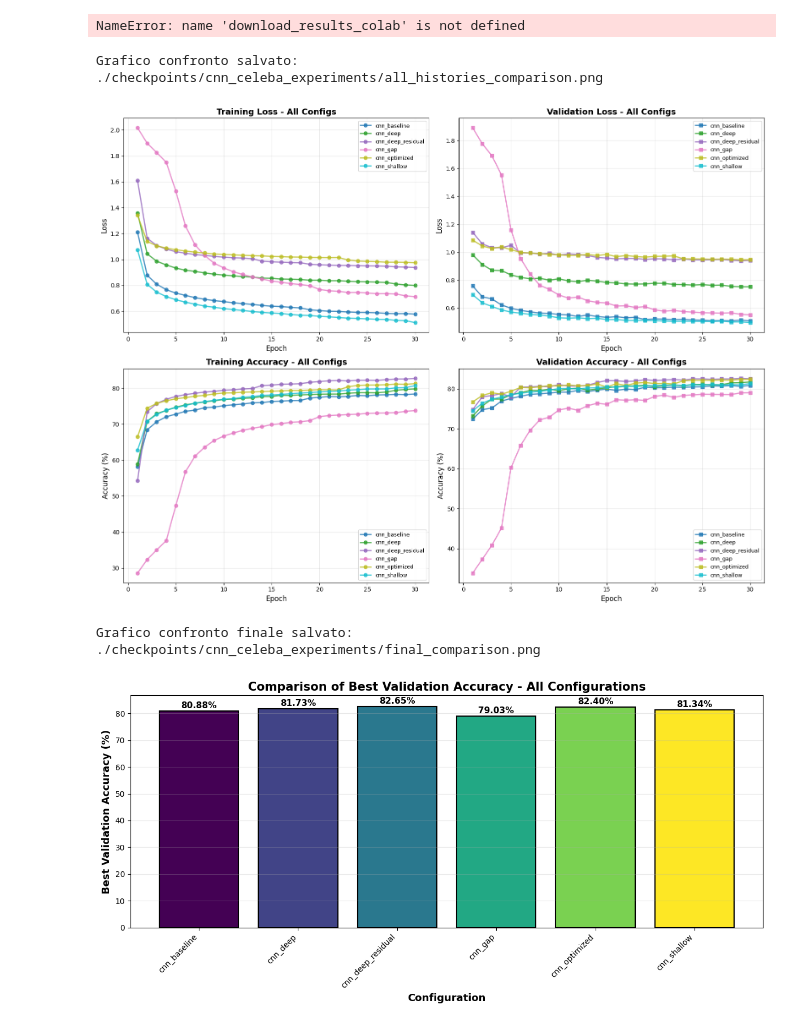
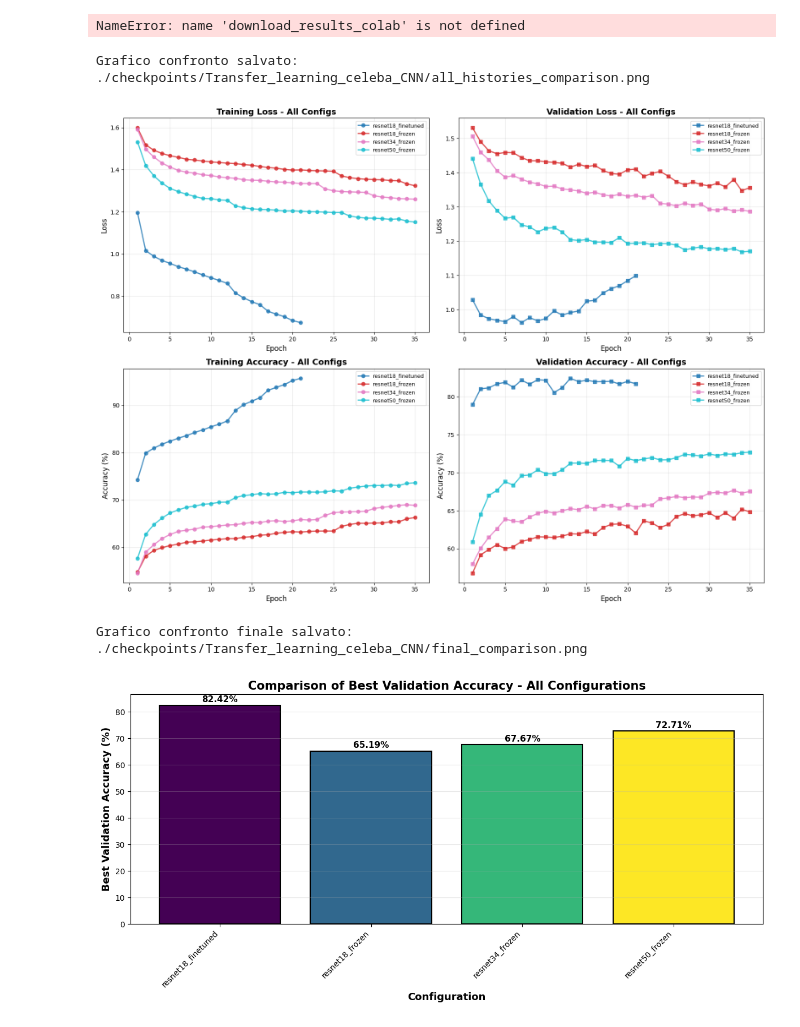
Before and after one commit to Moryuss/Progetto_DeepLearning_e_architetture_di_Reti_Neurali, a Jupyter notebook: Colabs/TransferLearning_FaceRecognition.ipynb, the cells around one changed output. Drawn from its saved outputs; the diff is of its cells as text; code cells hidden in the pictures.

```diff
--- a/Colabs/TransferLearning_FaceRecognition.ipynb
+++ b/Colabs/TransferLearning_FaceRecognition.ipynb
@@ -2491,20 +2575,20 @@ download_results_colab(
 NameError: name 'download_results_colab' is not defined
 # %%
 plot_all_histories(
-        checkpoint_dir='./checkpoints/cnn_celeba_experiments',
-        save_path='./checkpoints/cnn_celeba_experiments/all_histories_comparison.png'
+        checkpoint_dir='./checkpoints/Transfer_learning_celeba_CNN',
+        save_path='./checkpoints/Transfer_learning_celeba_CNN/all_histories_comparison.png'
     )
 
 # Plotta bar chart con best accuracies
 plot_final_comparison(
-    checkpoint_dir='./checkpoints/cnn_celeba_experiments',
-    save_path='./checkpoints/cnn_celeba_experiments/final_comparison.png'
+    checkpoint_dir='./checkpoints/Transfer_learning_celeba_CNN',
+    save_path='./checkpoints/Transfer_learning_celeba_CNN/final_comparison.png'
 )
 # %% [output]
-Grafico confronto salvato: ./checkpoints/cnn_celeba_experiments/all_histories_comparison.png
+Grafico confronto salvato: ./checkpoints/Transfer_learning_celeba_CNN/all_histories_comparison.png
-[figure, old version]
+[figure, new version]
-Grafico confronto finale salvato: ./checkpoints/cnn_celeba_experiments/final_comparison.png
+Grafico confronto finale salvato: ./checkpoints/Transfer_learning_celeba_CNN/final_comparison.png
-[figure, old version]
+[figure, new version]
 # %%
 print_models_summary(
     model_class=create_cnn_model,
```
Also changed, not shown: parts of 7 cells of this notebook.
